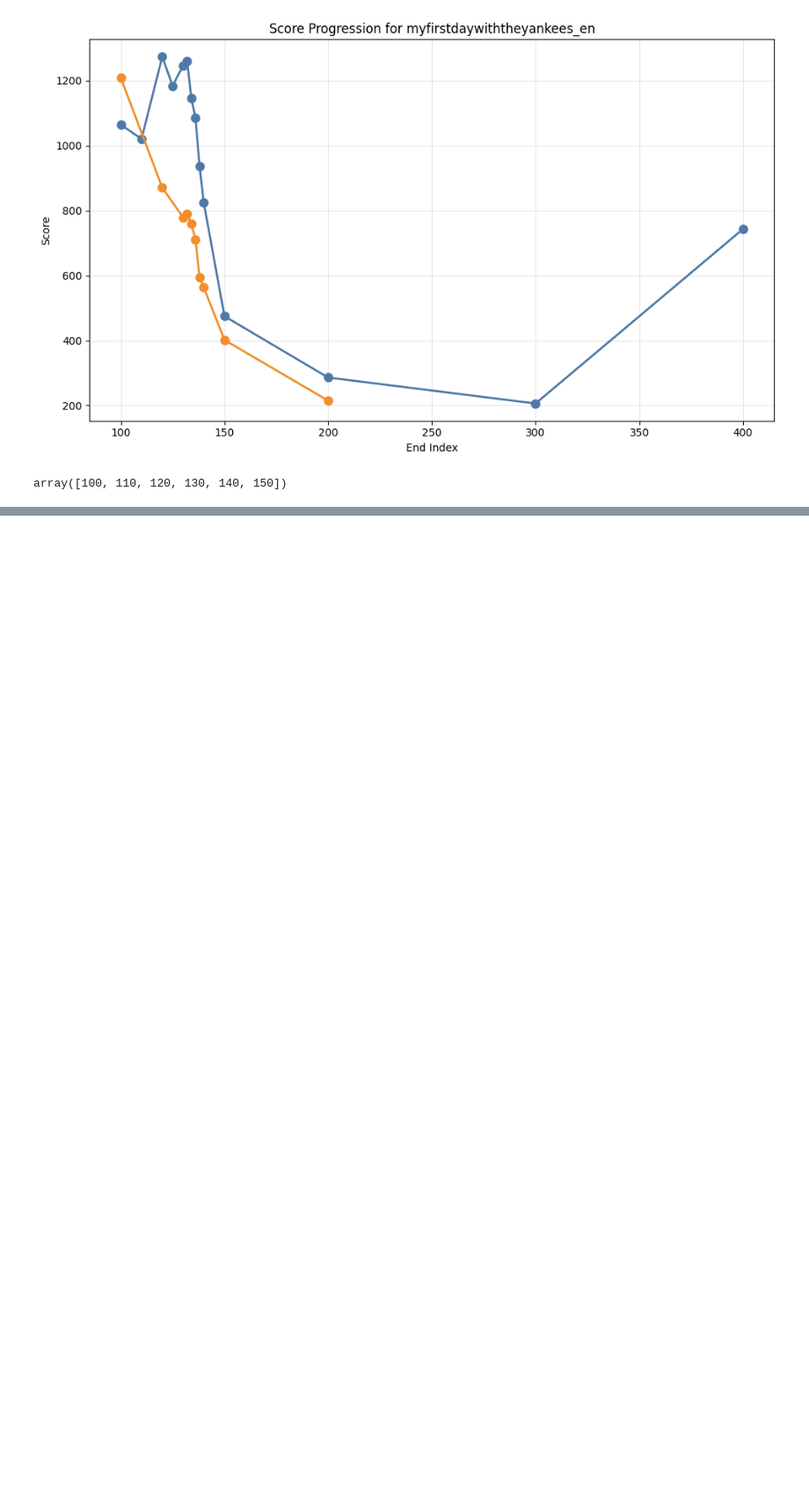
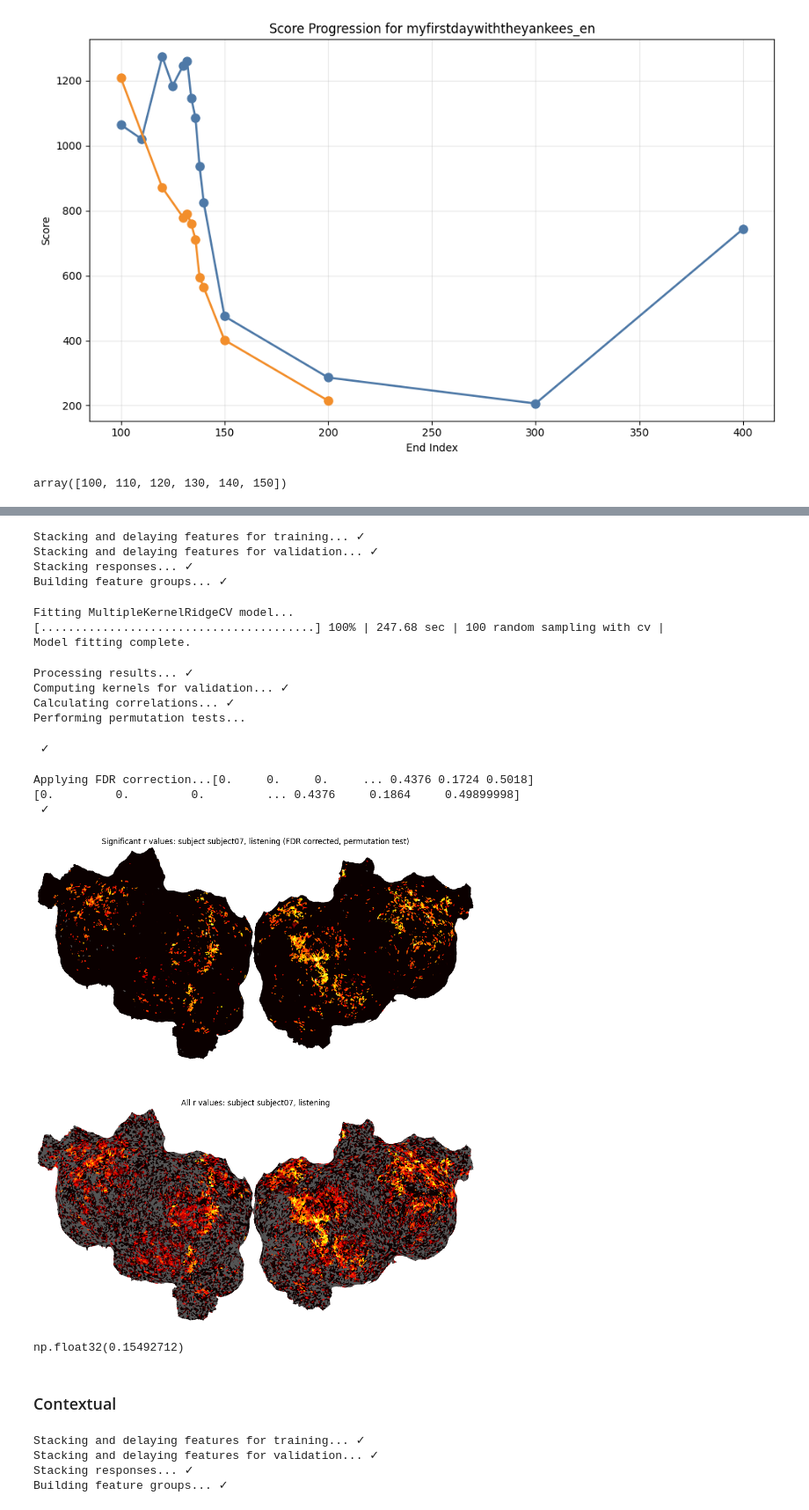
Before and after one commit to SimoneEsposito-Git/grammar-brain-lm, a Jupyter notebook: scripts/explorer.ipynb, the cells around one changed output, grey strips where cells are left out. Shown at 88% size. Saved outputs shown, nothing was run; the diff lists cells and outputs as text; code cells hidden in the pictures; blank space fills up the shorter version.

Commit message:
added permutation testing

```diff
--- a/scripts/explorer.ipynb
+++ b/scripts/explorer.ipynb
@@ -1120,0 +1088,79 @@ plot_correlation_on_flatmap(subject, 'listening', 'eng1000', r, r_sig, root_dir/
+# %%
+X_trn, Y_trn, X_val, Y_val, groups, story_ids = prepare_data(
+    R_trn[subject],
+    R_val[subject],
+    F_trn,
+    F_val,
+    stories_train,
+    stories_val,
+    use_keys_e1000,
+)
+# %% [output]
+Stacking and delaying features for training... ✓
+Stacking and delaying features for validation... ✓
+Stacking responses... ✓
+Building feature groups... ✓
+# %%
+results_e1000 = perform_group_ridge(
+    X_trn,
+    Y_trn,
+    groups,
+    story_ids,
+    np.logspace(-10, 10, 21),
+    use_keys_e1000
+)
+# %% [output]
+Fitting MultipleKernelRidgeCV model...
+[........................................] 100% | 247.68 sec | 100 random sampling with cv |
+Model fitting complete.
+# %%
+r_e1000, r2_e1000, pvalues_e1000 = results_processing(results_e1000, X_val, X_trn, Y_val, groups, use_keys_e1000)
+# %% [output]
+Processing results... ✓
+Computing kernels for validation... ✓
+Calculating correlations... ✓
+Performing permutation tests...
+ ✓
+# %%
+fdr_e1000 = apply_fdr_correction(pvalues_e1000)
+# %% [output]
+Applying FDR correction...[0.     0.     0.     ... 0.4376 0.1724 0.5018]
+[0.         0.         0.         ... 0.4376     0.1864     0.49899998]
+ ✓
+# %%
+r_sig_e1000 = np.zeros_like(r_e1000)
+r_sig_e1000[fdr_e1000['r']['included_voxels_indices']] = r_e1000[fdr_e1000['r']['included_voxels_indices']]
+# %%
+plot_correlation_on_flatmap(
+    subject,
+    'listening',
+    'baseline',
+    r_e1000,
+    r_sig_e1000,
+    root_dir/config.DEFAULT_MAPPER_PATH,
+    False,
+    False
+)
+# %% [output]
+[figure, added]
+# %%
+np.nanmean(r_e1000[fdr['r']['included_voxels_indices']])
+# %% [output]
+np.float32(0.15492712)
+# %% [markdown]
+### Contextual
+# %%
+X_trn, Y_trn, X_val, Y_val, groups, story_ids = prepare_data(
+    R_trn[subject],
+    R_val[subject],
+    F_trn,
+    F_val,
+    stories_train,
+    stories_val,
+    use_keys
+)
+# %% [output]
+Stacking and delaying features for training... ✓
+Stacking and delaying features for validation... ✓
+Stacking responses... ✓
+Building feature groups... ✓
```
Also changed, not shown: parts of 26 cells of this notebook, 3 other files.
